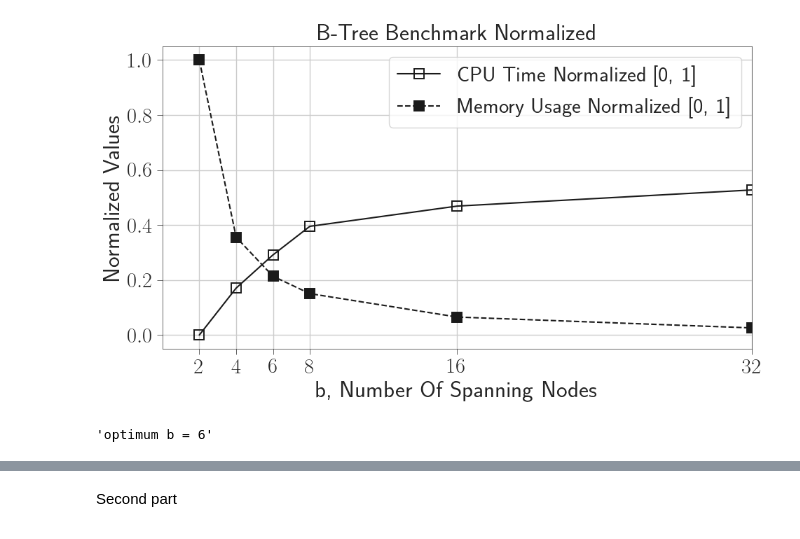
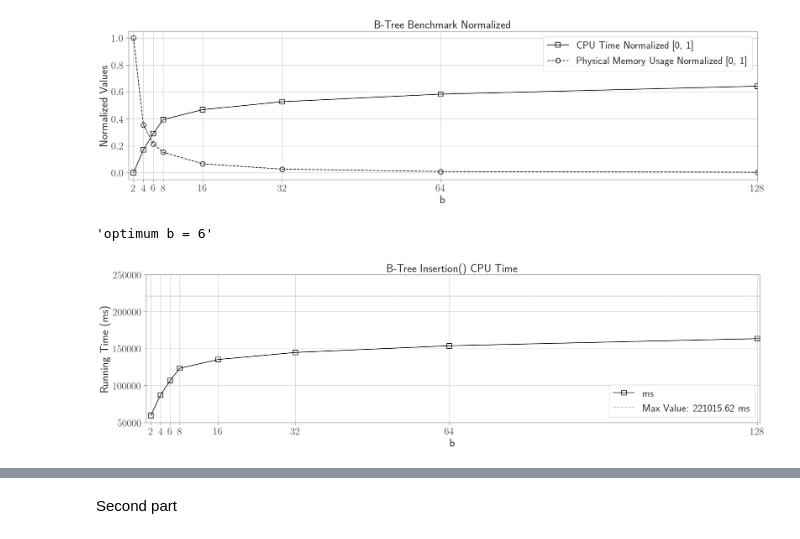
Before and after one commit to APAL-T2-2025/ASN1, a Jupyter notebook: notebook/b_tree.ipynb, the cells around one changed output, grey strips where cells are left out. Drawn from its saved outputs; the diff is of its cells as text; code cells hidden in the pictures.

```diff
--- a/notebook/b_tree.ipynb
+++ b/notebook/b_tree.ipynb
@@ -30,6 +30,8 @@ btree_df['cpu_time_ms'] = btree_df['cpu_time'] / 1e6
 btree_df['RAM'] = btree_df['RAM'].astype(int)
 btree_df['Page'] = btree_df['Page'].astype(int)
 
+btree_df['RAM'] = btree_df['RAM'] + btree_df['Page']
+
 
 for i in range(btree_df.size):
   btree_df['b'] = pd.to_numeric(btree_df['name'].str.extract(r'<(\d+)>')[0])
@@ -39,6 +41,9 @@ btree_df['cpu_time_ms_norm'] = scaler.fit_transform(btree_df[['cpu_time_ms']])
 btree_df['RAM_norm'] = scaler.fit_transform(btree_df[['RAM']])
 btree_df['Page_norm'] = scaler.fit_transform(btree_df[['Page']])
 
+
+
+
 btree_df
 # %% [output]
 |  | name | family_index | per_family_instance_index | run_name | run_type | repetitions | repetition_index | ... |
@@ -56,17 +61,7 @@ btree_df
 | 11 | BM_MapInsertion<2048>/20000000 | 11 | 0 | BM_MapInsertion<2048>/20000000 | iteration | 1 | 0 | ... |
 # %%
 # Plot the data
-f, ax = plt.subplots(figsize=(10, 6))
-
-# sns.lineplot(
-#     data=df,
-#     x='name',
-#     y='real_time_ms',
-#     marker='o',
-#     linewidth=1.5,
-#     label='Real Time (ms)',
-#     ax=ax
-# )
+f, ax = plt.subplots(figsize=(20, 6))
 
 sns.lineplot(
     data=btree_df,
@@ -86,40 +81,85 @@ sns.lineplot(
 sns.lineplot(
     data=btree_df,
     x='b',
     y='RAM_norm',
-    marker='s',
-    # markerfacecolor='none',
+    marker='o',
+    markerfacecolor='none',
     linestyle='--',
     markeredgecolor='k',
     markeredgewidth=1.4,
     markersize=10,
     color='k',
     linewidth=1.5,
-    label='Memory Usage Normalized [0, 1]',
+    label='Physical Memory Usage Normalized [0, 1]',
     ax=ax
 )
 
 ax.set_title("B-Tree Benchmark Normalized")
-ax.set_xlabel('b, Number Of Spanning Nodes')
+ax.set_xlabel('b')
 ax.set_ylabel('Normalized Values')
 ax.grid(True)
 ax.legend()
 ax.tick_params(width=0.5)
 ax.spines['top'].set_linewidth(0.5)
 ax.spines['right'].set_linewidth(0.5)
 ax.spines['left'].set_linewidth(0.5)
 ax.spines['bottom'].set_linewidth(0.5)
 
 plt.xticks(btree_df['b'])
 
-plt.xlim([0, 32])
+plt.xlim([1, 128])
 
 plt.tight_layout()
 plt.savefig(ax.get_title().lower().replace(' ', '_') + '.pdf', bbox_inches='tight')
 plt.show()
 # %% [output]
-[figure, old version]
+[figure, new version]
 # %%
 "optimum b = " + str(btree_df.loc[np.argmin(np.abs(btree_df['RAM_norm'] - btree_df['cpu_time_ms_norm'])), 'b'])
 # %% [output]
 'optimum b = 6'
+# %%
+# Plot the data
+f, ax = plt.subplots(figsize=(20, 4))
+max_value = btree_df['cpu_time_ms'].max()
+
+
+sns.lineplot(
+    data=btree_df,
+    x='b',
+    y='cpu_time_ms',
+    marker='s',
+    markerfacecolor='none',
+    # linestyle='--',
+    markeredgecolor='k',
+    markeredgewidth=1.4,
+    markersize=10,
+    color='k',
+    linewidth=1.5,
+    label='ms',
+    ax=ax
+)
+
+ax.set_title("B-Tree Insertion() CPU Time")
+ax.set_xlabel('b')
+ax.set_ylabel('Running Time (ms)')
+ax.grid(True)
+ax.legend().remove()
+ax.tick_params(width=0.5)
+ax.spines['top'].set_linewidth(0.5)
+ax.spines['right'].set_linewidth(0.5)
+ax.spines['left'].set_linewidth(0.5)
+ax.spines['bottom'].set_linewidth(0.5)
+
+plt.xticks([0]+list(btree_df['b']))
+
+plt.xlim([1, 128.5])
+ax.axhline(max_value, color='k',alpha=0.3, linestyle='--', linewidth=1.5, label=f'Max Value: {max_value:.2f} ms')
+ax.legend()
+plt.ylim([0.5E5, 2.5E5])
+
+plt.tight_layout()
+plt.savefig(ax.get_title().lower().replace(' ', '_') + '.pdf', bbox_inches='tight')
+plt.show()
+# %% [output]
+[figure, added]
```
Also changed, not shown: parts of 6 cells of this notebook, 28 other files.
